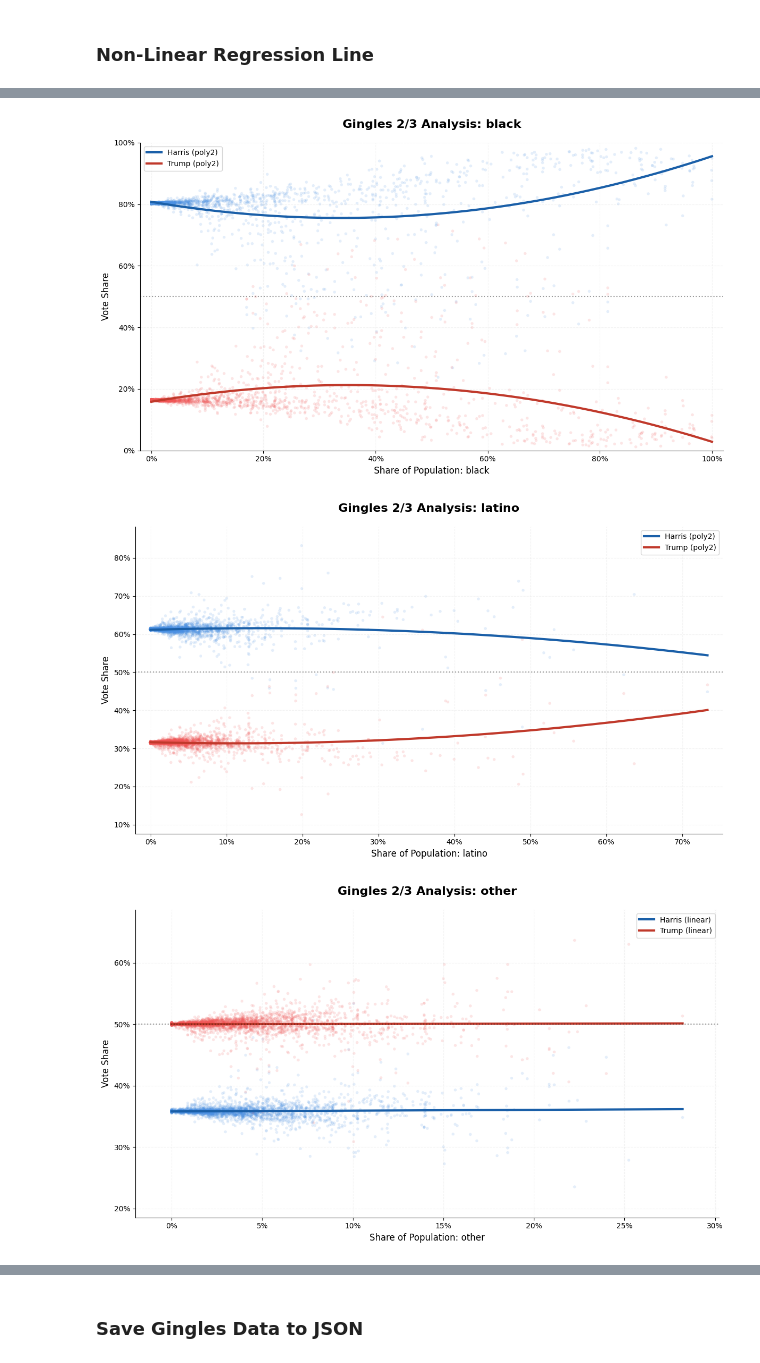
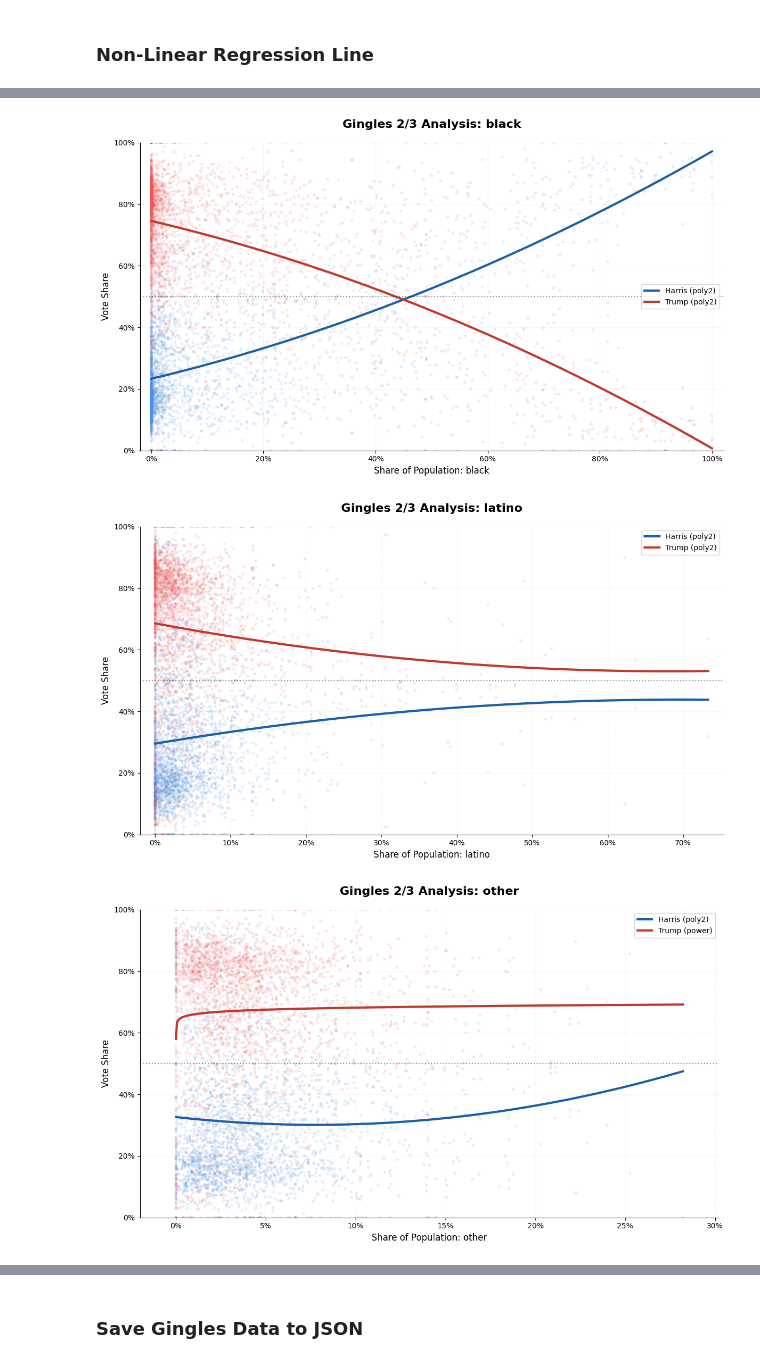
Before and after one commit to CSE416-Rockies/Rockies-VRA-Repeal-Analysis, a Jupyter notebook: preprocessing/Arkansas/ar-gingles.ipynb, the cells around one changed output, grey strips where cells are left out. Drawn from its saved outputs; the diff is of its cells as text; code cells hidden in the pictures.

Commit message:
Updated gingles logic and added result jsons to backend

```diff
--- a/preprocessing/Arkansas/ar-gingles.ipynb
+++ b/preprocessing/Arkansas/ar-gingles.ipynb
@@ -98,6 +55,7 @@ def calculate_shares(df):
 
     return data
 # %%
-data = calculate_shares(df)
-data
+gingles = calculate_shares(df)
+gingles['id'] = gingles.index + 1
+gingles
 # %% [output]
@@ -188,11 +74,0 @@ Index(['Unique_id', 'Countyfp', 'Kamala d. harris', 'Donald j. trump',
-# %%
-gingles = pd.concat([
-    data, sampled_shares
-], axis=1)
-
-gingles['id'] = gingles.index + 1
-
-cols = ['id'] + [c for c in gingles.columns if c != 'id']
-gingles = gingles[cols]
-
-gingles
@@ -264,9 +126,6 @@ def power(x, a, b):
 
 def exponential(x, a, b, c):
     return a * np.exp(b * x) + c
-
-def linear(x, m, b):
-    return m * x + b
 
 MODELS = {
     'sigmoid': (
@@ -289,11 +148,6 @@ MODELS = {
         [0.5, 0.1, 0.1],
         ([0, -5, 0], [2, 5, 1])
     ),
-    'linear': (
-        linear,
-        [0, 0.5],
-        ([-10, 0], [10, 1])
-    ),
 }
 
 FORMULAS = {
@@ -301,7 +155,6 @@ FORMULAS = {
     'poly2':       'a*x^2 + b*x + c',
     'power':       'a * x^b',
     'exponential': 'a * exp(b*x) + c',
-    'linear':      'm*x + b'
 }
 # %%
 def aic(y, yhat, k):
@@ -331,7 +184,6 @@ FORMULA_TEMPLATES = {
     'poly2':       "vote_share = a * pct_demo^2 + b * pct_demo + c",
     'power':       "vote_share = a * pct_demo^b",
     'exponential': "vote_share = a * exp(b * pct_demo) + c",
-    'linear':      "vote_share = m * pct_demo + b"
 }
 
 PARAM_LABELS = {
@@ -339,7 +191,6 @@ PARAM_LABELS = {
     'poly2':       ['a', 'b', 'c'],
     'power':       ['a', 'b'],
     'exponential': ['a', 'b', 'c'],
-    'linear':      ['m', 'b']
 }
 
 def select_best_models(gingles, demographics):
@@ -350,7 +201,7 @@ def select_best_models(gingles, demographics):
         candidates_data = []
 
         for cand in ['harris', 'trump']:
-            y = gingles[f'{demographic}_{cand}_pct'].values.astype(float)
+            y = gingles[f'{cand}_vote_share'].values.astype(float)
             _, name, raw_params = select_best_model(x, y)
 
             if name:
@@ -398,8 +249,8 @@ def plot_gingles(result, df, demographic):
     trump  = next(c for c in candidateList if c['candidate'] == 'trump')
 
     x  = df[f'{demographic}_pct'].values
-    yh = df[f'{demographic}_harris_pct'].values
-    yt = df[f'{demographic}_trump_pct'].values
+    yh = df[f'harris_vote_share'].values
+    yt = df[f'trump_vote_share'].values
     x_grid = np.linspace(x.min(), x.max(), 500)
 
     def get_prediction(cand_dict, x_vals):
@@ -453,6 +304,6 @@ for demographic in demographics:
-[figure, old version]
+[figure, new version]
-[figure, old version]
+[figure, new version]
-[figure, old version]
+[figure, new version]
 # %%
 results = {}
 
```
Also changed, not shown: parts of 23 cells of this notebook, 6 other files.
